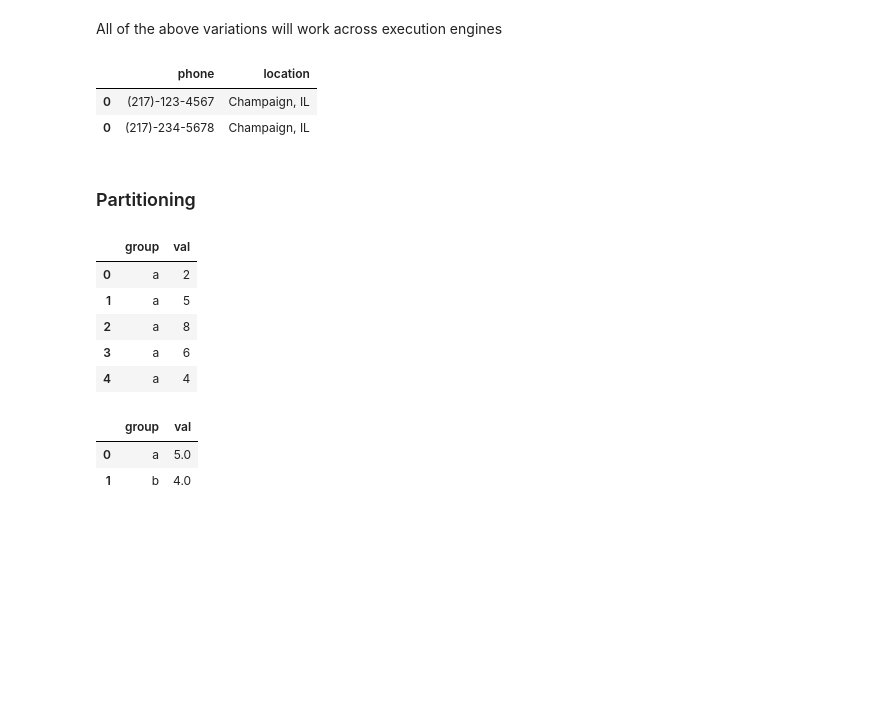
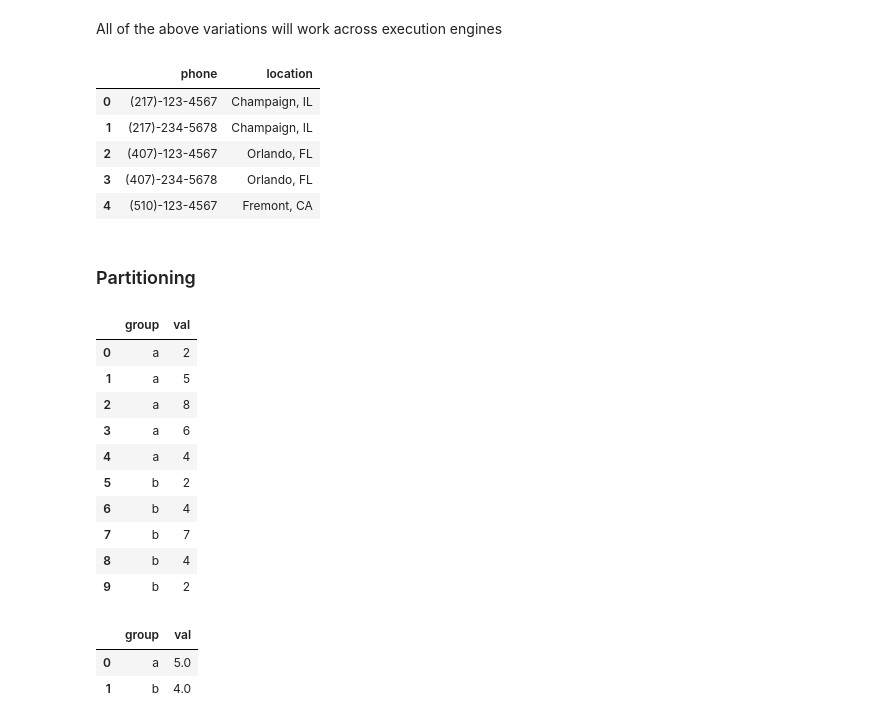
Before and after one commit to kvnkho/demos, a Jupyter notebook: fugue/demo/Fugue Demo.ipynb, the cells around one changed output. Saved outputs shown, nothing was run; the diff lists cells and outputs as text; code cells hidden in the pictures; blank space fills up the shorter version.

```diff
--- a/fugue/demo/Fugue Demo.ipynb
+++ b/fugue/demo/Fugue Demo.ipynb
@@ -731,26 +760,33 @@ def map_phone_to_location4(df: List[List[Any]]) -> pd.DataFrame:
 All of the above variations will work across execution engines
 # %%
 transform(data.copy(),
-          map_phone_to_location4,
-          schema="*, location:str",
-          engine="dask").compute().head(2)
+          map_phone_to_location2,
+          schema="*, location:str")
 # %% [output]
 |  | phone | location |
 | 0 | (217)-123-4567 | Champaign, IL |
-| 0 | (217)-234-5678 | Champaign, IL |
+| 1 | (217)-234-5678 | Champaign, IL |
+| 2 | (407)-123-4567 | Orlando, FL |
+| 3 | (407)-234-5678 | Orlando, FL |
+| 4 | (510)-123-4567 | Fremont, CA |
 # %% [markdown]
 ### Partitioning
 # %%
 df = pd.DataFrame({"group": ["a"]*5 + ["b"]*5,
                    "val": [2,5,8,6,4,2,4,7,4,2]})
-df.head()
+df
 # %% [output]
 |  | group | val |
 | 0 | a | 2 |
 | 1 | a | 5 |
 | 2 | a | 8 |
 | 3 | a | 6 |
 | 4 | a | 4 |
+| 5 | b | 2 |
+| 6 | b | 4 |
+| 7 | b | 7 |
+| 8 | b | 4 |
+| 9 | b | 2 |
 # %%
 def get_median(df: pd.DataFrame) -> List[Dict[str,Any]]:
     return [{"group": df.iloc[0]["group"], "val": df["val"].median()}]
```
Also changed, not shown: parts of 46 cells of this notebook, 19 other files.
